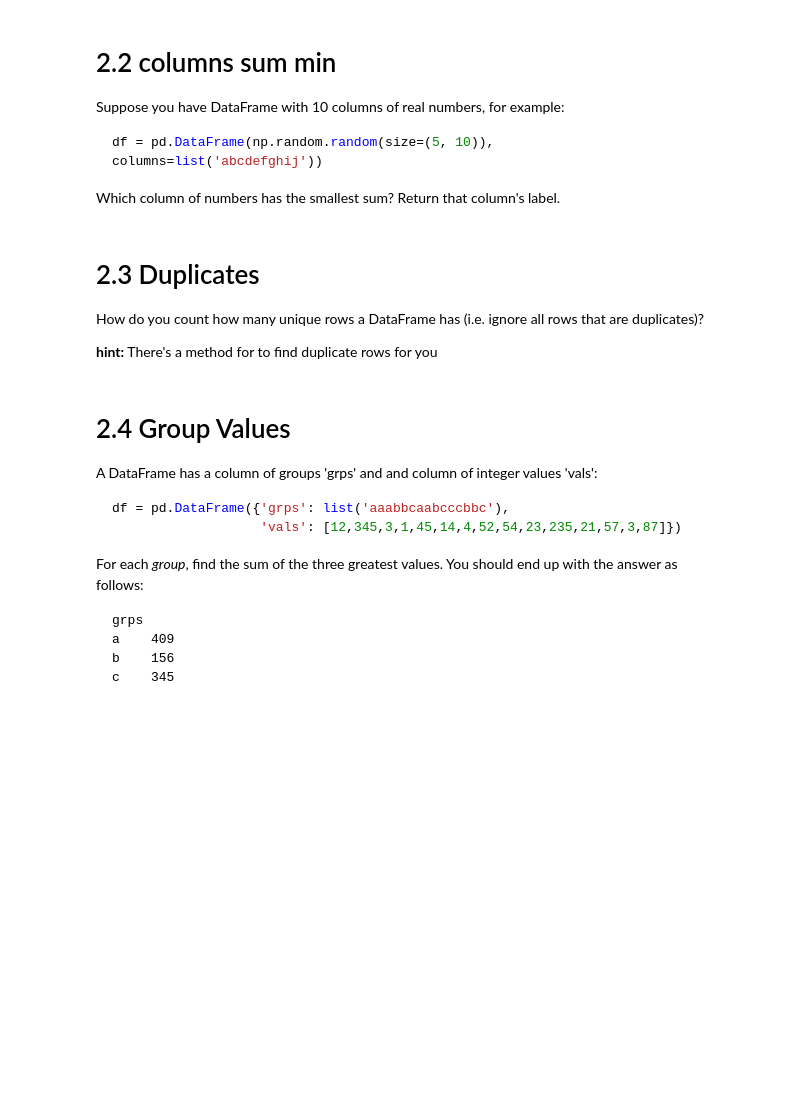
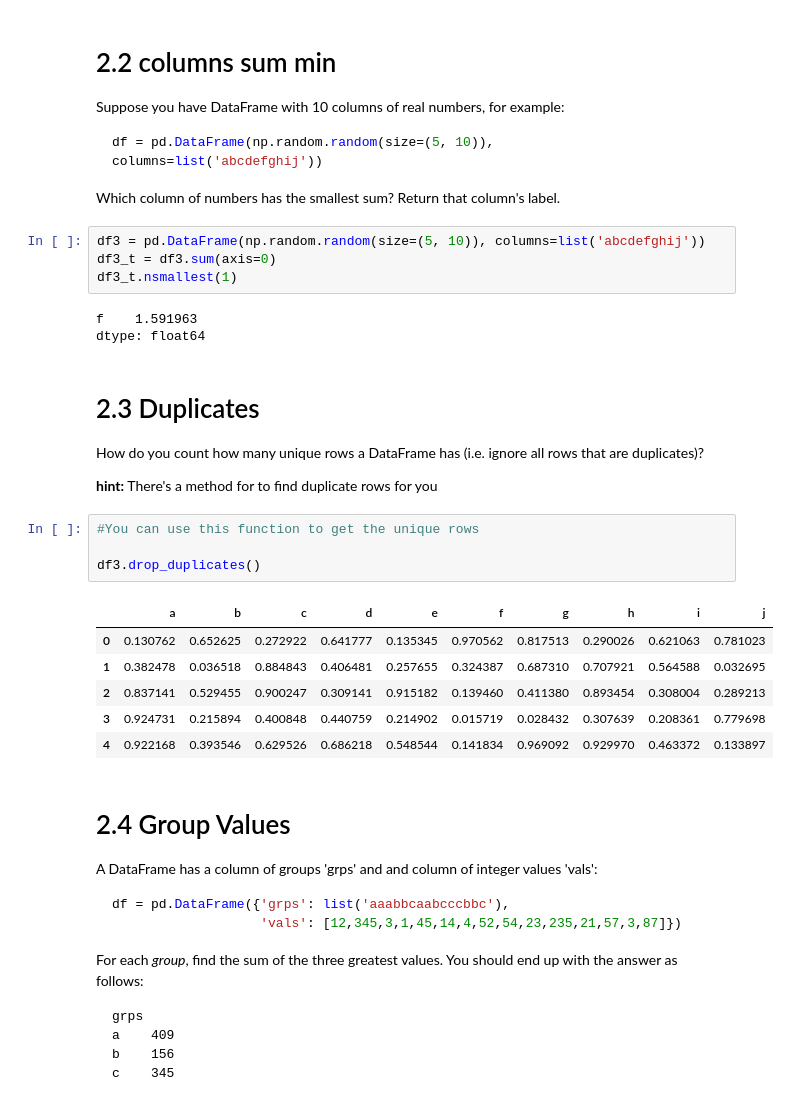
Before and after one commit to cb-ds-1/m2-1-pandas, a Jupyter notebook: workshop.ipynb, the cells around one changed output. Saved outputs shown, nothing was run; the diff lists cells and outputs as text; blank space fills up the shorter version.

````diff
--- a/workshop.ipynb
+++ b/workshop.ipynb
@@ -57,12 +148,30 @@ Suppose you have DataFrame with 10 columns of real numbers, for example:
 df = pd.DataFrame(np.random.random(size=(5, 10)), columns=list('abcdefghij'))
 ```
 Which column of numbers has the smallest sum? Return that column's label.
+# %%
+df3 = pd.DataFrame(np.random.random(size=(5, 10)), columns=list('abcdefghij'))
+df3_t = df3.sum(axis=0)
+df3_t.nsmallest(1)
+# %% [output]
+f    1.591963
+dtype: float64
 # %% [markdown]
 # 2.3 Duplicates
 
 How do you count how many unique rows a DataFrame has (i.e. ignore all rows that are duplicates)?
 
 **hint:** There's a method for to find duplicate rows for you
+# %%
+#You can use this function to get the unique rows
+
+df3.drop_duplicates()
+# %% [output]
+|  | a | b | c | d | e | f | g | h | i | j |
+| 0 | 0.130762 | 0.652625 | 0.272922 | 0.641777 | 0.135345 | 0.970562 | 0.817513 | 0.290026 | 0.621063 | 0.781023 |
+| 1 | 0.382478 | 0.036518 | 0.884843 | 0.406481 | 0.257655 | 0.324387 | 0.687310 | 0.707921 | 0.564588 | 0.032695 |
+| 2 | 0.837141 | 0.529455 | 0.900247 | 0.309141 | 0.915182 | 0.139460 | 0.411380 | 0.893454 | 0.308004 | 0.289213 |
+| 3 | 0.924731 | 0.215894 | 0.400848 | 0.440759 | 0.214902 | 0.015719 | 0.028432 | 0.307639 | 0.208361 | 0.779698 |
+| 4 | 0.922168 | 0.393546 | 0.629526 | 0.686218 | 0.548544 | 0.141834 | 0.969092 | 0.929970 | 0.463372 | 0.133897 |
 # %% [markdown]
 # 2.4 Group Values
 
````
Also changed, not shown: parts of 23 cells of this notebook.
